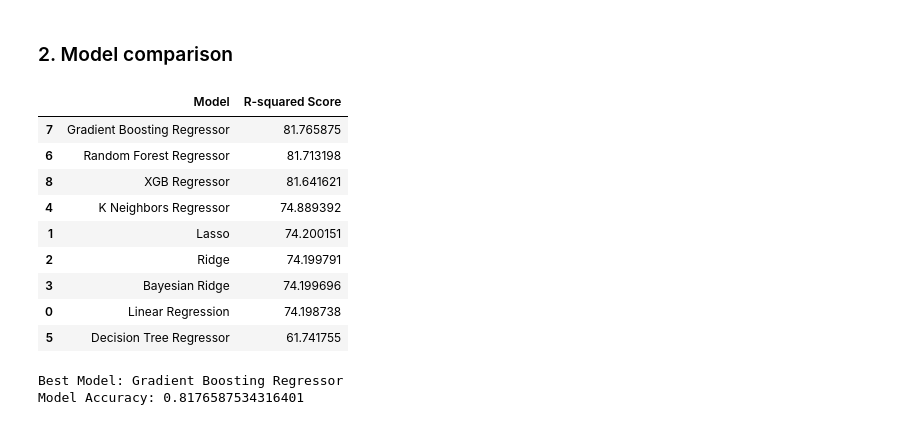
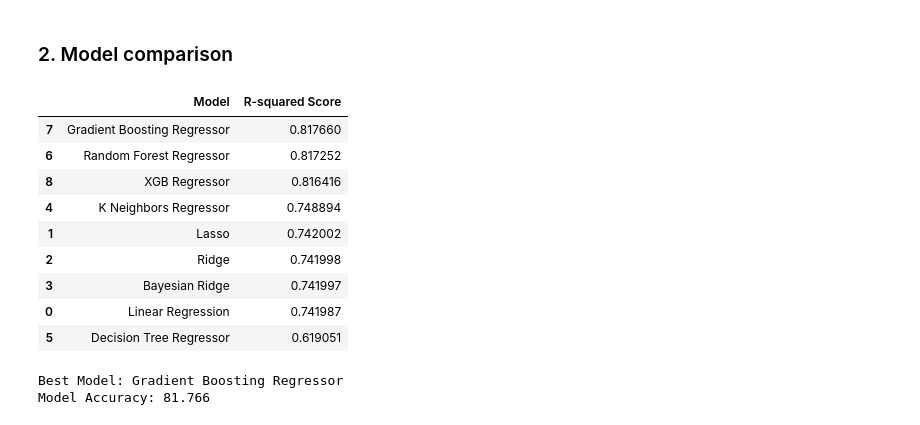
Before and after one commit to MiKueen/US-Census-Analysis, a Jupyter notebook: notebook.ipynb, the cells around one changed output. Cells and saved outputs as stored; diff of their text form; code cells hidden in the pictures.

```diff
--- a/notebook.ipynb
+++ b/notebook.ipynb
@@ -788,46 +790,55 @@ models = [
     {
         "name": "Linear Regression",
         "regressor": LinearRegression(),
+        "model_file": "linear_regression.pkl",
         "accuracy": 0
     },
     {
         "name": "Lasso",
         "regressor": Lasso(),
+        "model_file": "lasso.pkl",
         "accuracy": 0
     },
     {
         "name": "Ridge",
         "regressor": Ridge(),
+        "model_file": "ridge.pkl",
         "accuracy": 0
     },
     {
         "name": "Bayesian Ridge",
         "regressor": BayesianRidge(),
+        "model_file": "bayesian_ridge.pkl",
         "accuracy": 0
     },
     {
         "name": "K Neighbors Regressor",
         "regressor": KNeighborsRegressor(),
+        "model_file": "kneighbors.pkl",
         "accuracy": 0
     },
     {
         "name": "Decision Tree Regressor",
         "regressor": DecisionTreeRegressor(),
+        "model_file": "decision_tree.pkl",
         "accuracy": 0
     },
     {
         "name": "Random Forest Regressor",
         "regressor": RandomForestRegressor(),
+        "model_file": "random_forest.pkl",
         "accuracy": 0
     },
     {
         "name": "Gradient Boosting Regressor",
         "regressor": GradientBoostingRegressor(),
+        "model_file": "gradient_boosting.pkl",
         "accuracy": 0
     },
     {
         "name": "XGB Regressor",
         "regressor": XGBRegressor(),
+        "model_file": "xgb.pkl",
         "accuracy": 0
     }
 ]
@@ -847,10 +858,31 @@ RMSE: The mean square error (MSE) is just like the MAE, but squares the differen
 Explained Variance Score: It measures the proportion to which a mathematical model accounts for the variation (dispersion) of a given data set. Often, variation is quantified as variance; then, the more specific term explained variance can be used.
 # %%
 %%time
+
+# define the folder path
+folder_path = "../models"
+
+# create the folder if it doesn't exist
+if not os.path.exists(folder_path):
+    os.makedirs(folder_path)
+
 for model in models:
-    start = time()
-    model["regressor"].fit(X_train, y_train)
-    train_time = time() - start
+    model_file = os.path.join(folder_path, model["model_file"])
+    if os.path.exists(model["model_file"]):
+        # load the saved model
+        with open(model_file, 'rb') as f:
+            model["regressor"] = pickle.load(f)
+    else:
+        # train the model
+        start = time()
+        model["regressor"].fit(X_train, y_train)
+        train_time = time() - start
+
+        # save the trained model
+        with open(model_file, 'wb') as f:
+            pickle.dump(model["regressor"], f)
+
+    # evaluate the model
     start = time()
     y_pred = model["regressor"].predict(X_test)
     predict_time = time()-start
@@ -943,23 +975,23 @@ Decision Tree Regressor
 # %%
 model_comp = pd.DataFrame({
     'Model': [model["name"] for model in models],
-    'R-squared Score': [model["accuracy"]*100 for model in models]})
+    'R-squared Score': [model["accuracy"] for model in models]})
 model_comp.sort_values(by='R-squared Score', ascending=False)
 # %% [output]
 |  | Model | R-squared Score |
-| 7 | Gradient Boosting Regressor | 81.765875 |
-| 6 | Random Forest Regressor | 81.713198 |
-| 8 | XGB Regressor | 81.641621 |
-| 4 | K Neighbors Regressor | 74.889392 |
-| 1 | Lasso | 74.200151 |
-| 2 | Ridge | 74.199791 |
-| 3 | Bayesian Ridge | 74.199696 |
-| 0 | Linear Regression | 74.198738 |
-| 5 | Decision Tree Regressor | 61.741755 |
+| 7 | Gradient Boosting Regressor | 0.817660 |
+| 6 | Random Forest Regressor | 0.817252 |
+| 8 | XGB Regressor | 0.816416 |
+| 4 | K Neighbors Regressor | 0.748894 |
+| 1 | Lasso | 0.742002 |
+| 2 | Ridge | 0.741998 |
+| 3 | Bayesian Ridge | 0.741997 |
+| 0 | Linear Regression | 0.741987 |
+| 5 | Decision Tree Regressor | 0.619051 |
 # %%
 best_model = max(models, key=lambda x: x["accuracy"])
 print("Best Model:", best_model["name"])
-print("Model Accuracy:", best_model["accuracy"])
+print("Model Accuracy: %0.3f" % (best_model["accuracy"]*100))
 # %% [output]
 Best Model: Gradient Boosting Regressor
-Model Accuracy: 0.8176587534316401
+Model Accuracy: 81.766
```
Also changed, not shown: parts of 5 cells of this notebook.
